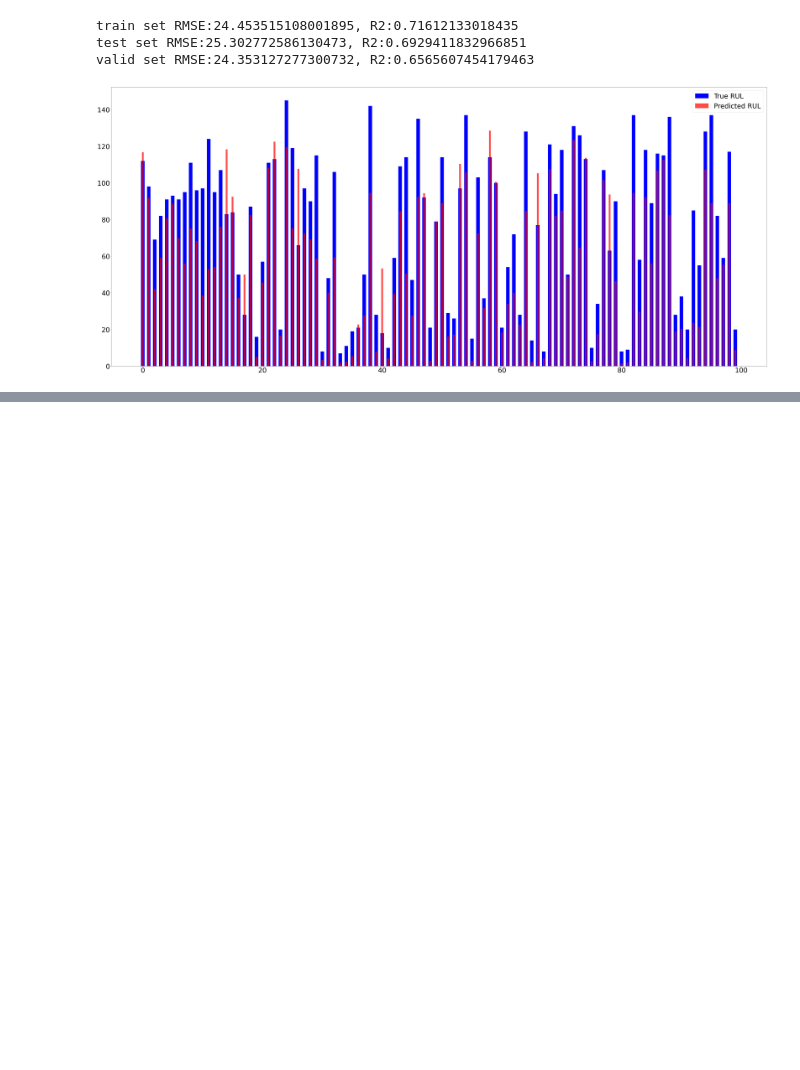
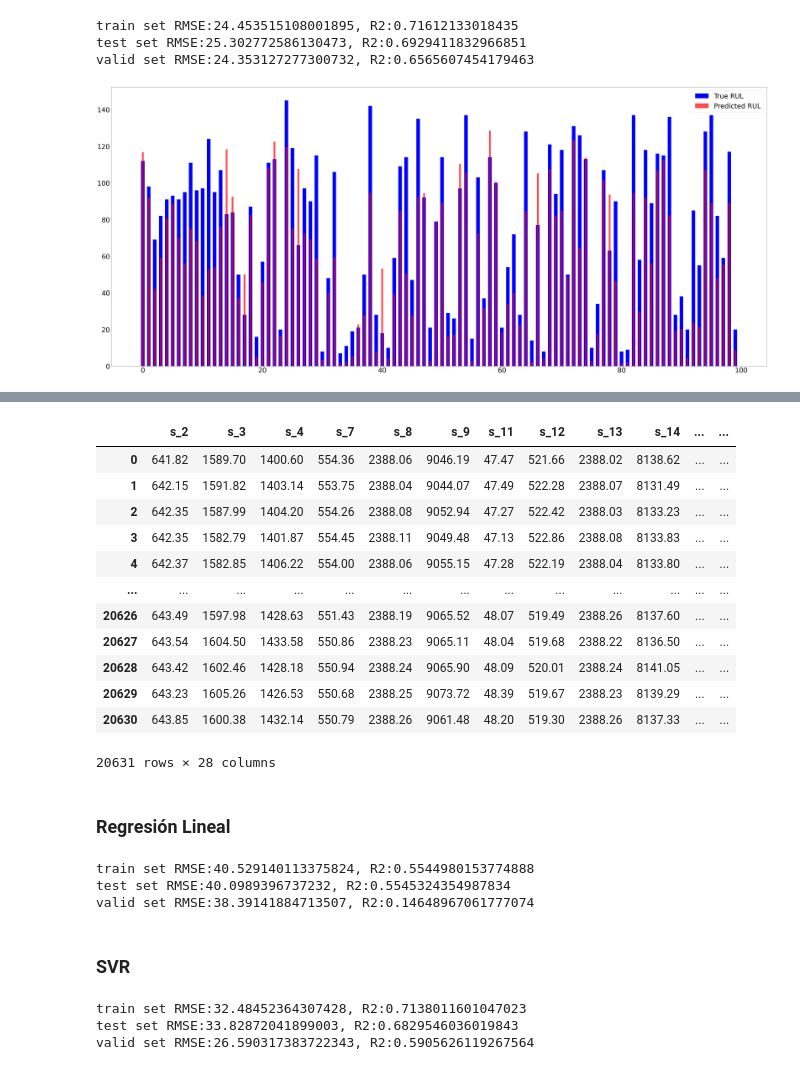
Before and after one commit to cristian-torres-ds/predictive_maintenance, a Jupyter notebook: turbinas_nasa/mantenimiento_predictivo.ipynb, the cells around one changed output, grey strips where cells are left out. Cells and saved outputs as stored; diff of their text form; code cells hidden in the pictures; blank space fills up the shorter version.

```diff
--- a/turbinas_nasa/mantenimiento_predictivo.ipynb
+++ b/turbinas_nasa/mantenimiento_predictivo.ipynb
@@ -721,0 +713,7 @@ plot_predActual(y_valid, y_rf_valid)
+# %%
+df = train.copy()
+
+for x in X_train_2.columns:
+    df[x+'_rm']=0
+
+df.columns
@@ -721,0 +728,21 @@ plot_predActual(y_valid, y_rf_valid)
+# %%
+drop_labels2=['s_1', 's_5','s_6','s_10',  's_16', 's_18', 's_19']
+
+df = df.drop(columns=setting_names+drop_labels2+['RUL'], axis=1)
+
+X_valid_3 = valid.drop(columns=index_names+setting_names+drop_labels2, axis=1)
+# %%
+def update_rolling_mean(data, mask):
+    for x, group in mask.groupby("unit_number"):
+        for x in X_train_2.columns:
+            data.loc[group.index[10:], x+"_rm"] = data.loc[group.index, x].rolling(10).mean()[10:]
+            data.loc[group.index[:10], x+"_rm"] = data.loc[group.index[:10], x]
+
+update_rolling_mean(df, df)
+update_rolling_mean(X_valid_3, valid)
+
+X_valid_3=X_valid_3.fillna(0)
+
+# Para solucionar problema de la última línea
+df.iloc[-1,-14:]=df.iloc[-2,-14:]
+X_valid_3.iloc[-1,-14:]=X_valid_3.iloc[-2,-14:]
@@ -721,0 +753,16 @@ plot_predActual(y_valid, y_rf_valid)
+# %%
+train_tm
+# %% [output]
+|  | s_2 | s_3 | s_4 | s_7 | s_8 | s_9 | s_11 | s_12 | s_13 | s_14 | ... | ... |
+| 0 | 641.82 | 1589.70 | 1400.60 | 554.36 | 2388.06 | 9046.19 | 47.47 | 521.66 | 2388.02 | 8138.62 | ... | ... |
+| 1 | 642.15 | 1591.82 | 1403.14 | 553.75 | 2388.04 | 9044.07 | 47.49 | 522.28 | 2388.07 | 8131.49 | ... | ... |
+| 2 | 642.35 | 1587.99 | 1404.20 | 554.26 | 2388.08 | 9052.94 | 47.27 | 522.42 | 2388.03 | 8133.23 | ... | ... |
+| 3 | 642.35 | 1582.79 | 1401.87 | 554.45 | 2388.11 | 9049.48 | 47.13 | 522.86 | 2388.08 | 8133.83 | ... | ... |
+| 4 | 642.37 | 1582.85 | 1406.22 | 554.00 | 2388.06 | 9055.15 | 47.28 | 522.19 | 2388.04 | 8133.80 | ... | ... |
+| ... | ... | ... | ... | ... | ... | ... | ... | ... | ... | ... | ... | ... |
+| 20626 | 643.49 | 1597.98 | 1428.63 | 551.43 | 2388.19 | 9065.52 | 48.07 | 519.49 | 2388.26 | 8137.60 | ... | ... |
+| 20627 | 643.54 | 1604.50 | 1433.58 | 550.86 | 2388.23 | 9065.11 | 48.04 | 519.68 | 2388.22 | 8136.50 | ... | ... |
+| 20628 | 643.42 | 1602.46 | 1428.18 | 550.94 | 2388.24 | 9065.90 | 48.09 | 520.01 | 2388.24 | 8141.05 | ... | ... |
+| 20629 | 643.23 | 1605.26 | 1426.53 | 550.68 | 2388.25 | 9073.72 | 48.39 | 519.67 | 2388.23 | 8139.29 | ... | ... |
+| 20630 | 643.85 | 1600.38 | 1432.14 | 550.79 | 2388.26 | 9061.48 | 48.20 | 519.30 | 2388.26 | 8137.33 | ... | ... |
+20631 rows × 28 columns
@@ -721,0 +777,35 @@ plot_predActual(y_valid, y_rf_valid)
+# %% [markdown]
+### Regresión Lineal
+# %%
+lr=Linear_Regression()
+lr.fit(X_train_tm_s, y_train_tm)
+
+y_lr_train = lr.predict(X_train_tm_s)
+evaluate(y_train_tm,y_lr_train, label='train')
+
+y_lr_test = lr.predict(X_test_tm_s)
+evaluate(y_test_tm, y_lr_test, label='test')
+
+y_lr_valid = lr.predict(X_valid_s)
+evaluate(y_valid, y_lr_valid, label='valid')
+# %% [output]
+train set RMSE:40.529140113375824, R2:0.5544980153774888
+test set RMSE:40.0989396737232, R2:0.5545324354987834
+valid set RMSE:38.39141884713507, R2:0.14648967061777074
+# %% [markdown]
+### SVR
+# %%
+regressor.fit(X_train_tm_s, y_train_tm)
+
+y_svr_train = regressor.predict(X_train_tm_s)
+evaluate(y_train_tm,y_svr_train, label='train')
+
+y_svr_test = regressor.predict(X_test_tm_s)
+evaluate(y_test_tm, y_svr_test, label='test')
+
+y_svr_valid = regressor.predict(X_valid_s)
+evaluate(y_valid, y_svr_valid, label='valid')
+# %% [output]
+train set RMSE:32.48452364307428, R2:0.7138011601047023
+test set RMSE:33.82872041899003, R2:0.6829546036019843
+valid set RMSE:26.590317383722343, R2:0.5905626119267564
```
Also changed, not shown: parts of 16 cells of this notebook, 1 other file.
